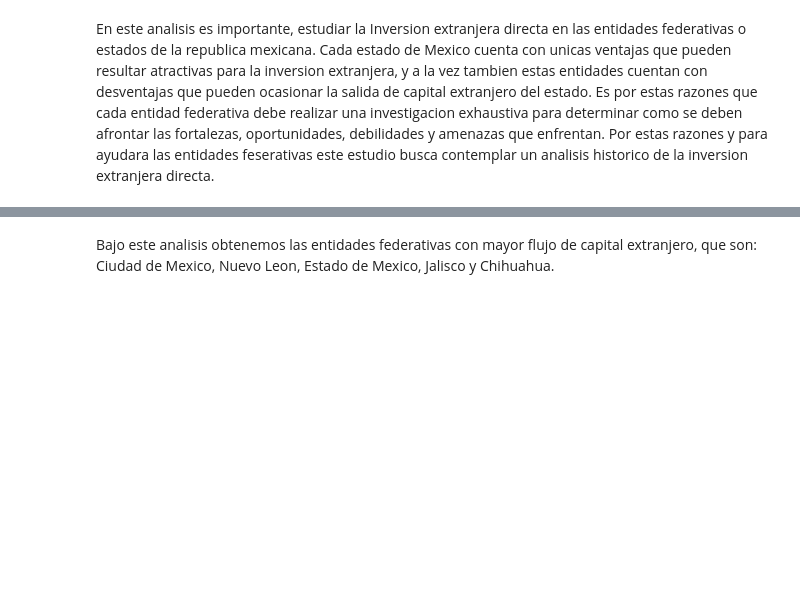
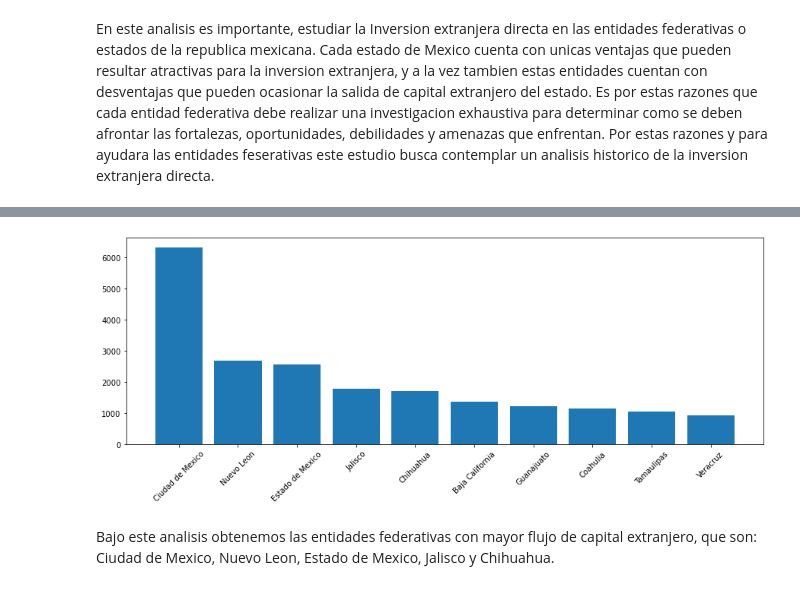
Before and after one commit to OctavioPB/Data-Analyst-Projects, a Jupyter notebook: InversionExtranjeraDirecta2023/Inversion Extranjera Directa en Mexico 2023.ipynb, the cells around one changed output, grey strips where cells are left out. Saved outputs shown, nothing was run; the diff lists cells and outputs as text; code cells hidden in the pictures; blank space fills up the shorter version.

```diff
--- a/InversionExtranjeraDirecta2023/Inversion Extranjera Directa en Mexico 2023.ipynb
+++ b/InversionExtranjeraDirecta2023/Inversion Extranjera Directa en Mexico 2023.ipynb
@@ -335,3 +340,15 @@ IED_Entidad.head(6)
+# %%
+# Graficar las entidades federativas con mayor IED
+
+plt.figure(facecolor='white', figsize=(15, 5))
+x = IED_Entidad_Mejores.index
+y = IED_Entidad_Mejores['Total']
+names = ['Ciudad de Mexico', 'Nuevo Leon', 'Estado de Mexico', 'Jalisco', 'Chihuahua', 'Baja California', 'Guanajuato', 'Coahulia', 'Tamaulipas', 'Veracruz']
+plt.bar(x, y)
+plt.xticks(x, names, rotation=45)
+plt.show()
+# %% [output]
+[figure, added]
 # %% [markdown]
 Bajo este analisis obtenemos las entidades federativas con mayor flujo de capital extranjero, que son: Ciudad de Mexico, Nuevo Leon, Estado de Mexico, Jalisco y Chihuahua.
 # %%
```
Also changed, not shown: parts of 3 cells of this notebook.
